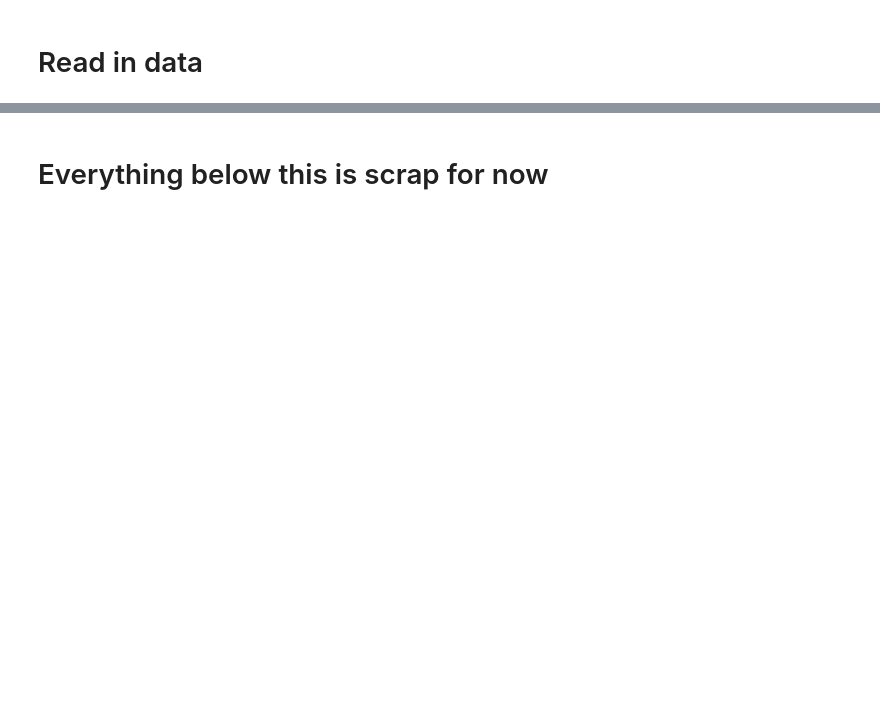
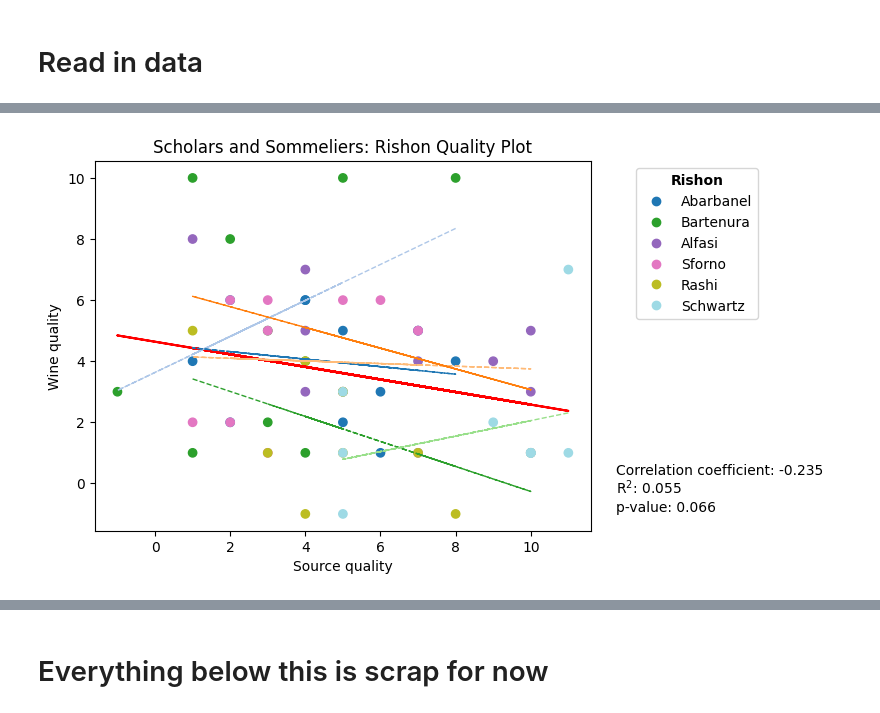
Before and after one commit to RickiHeicklen/scholars-and-sommeliers, a Jupyter notebook: rishon-analysis.ipynb, the cells around one changed output, grey strips where cells are left out. Saved outputs shown, nothing was run; the diff lists cells and outputs as text; code cells hidden in the pictures; blank space fills up the shorter version.

```diff
--- a/rishon-analysis.ipynb
+++ b/rishon-analysis.ipynb
@@ -114,0 +160,6 @@ p_value
+# %%
+df_normed = normalize_data(df, norm_factor = factor)
+
+make_plot(df_normed, s = "Source", w = "Wine")
+# %% [output]
+[figure, added]
```
Also changed, not shown: parts of 85 cells of this notebook, 2 other files.
